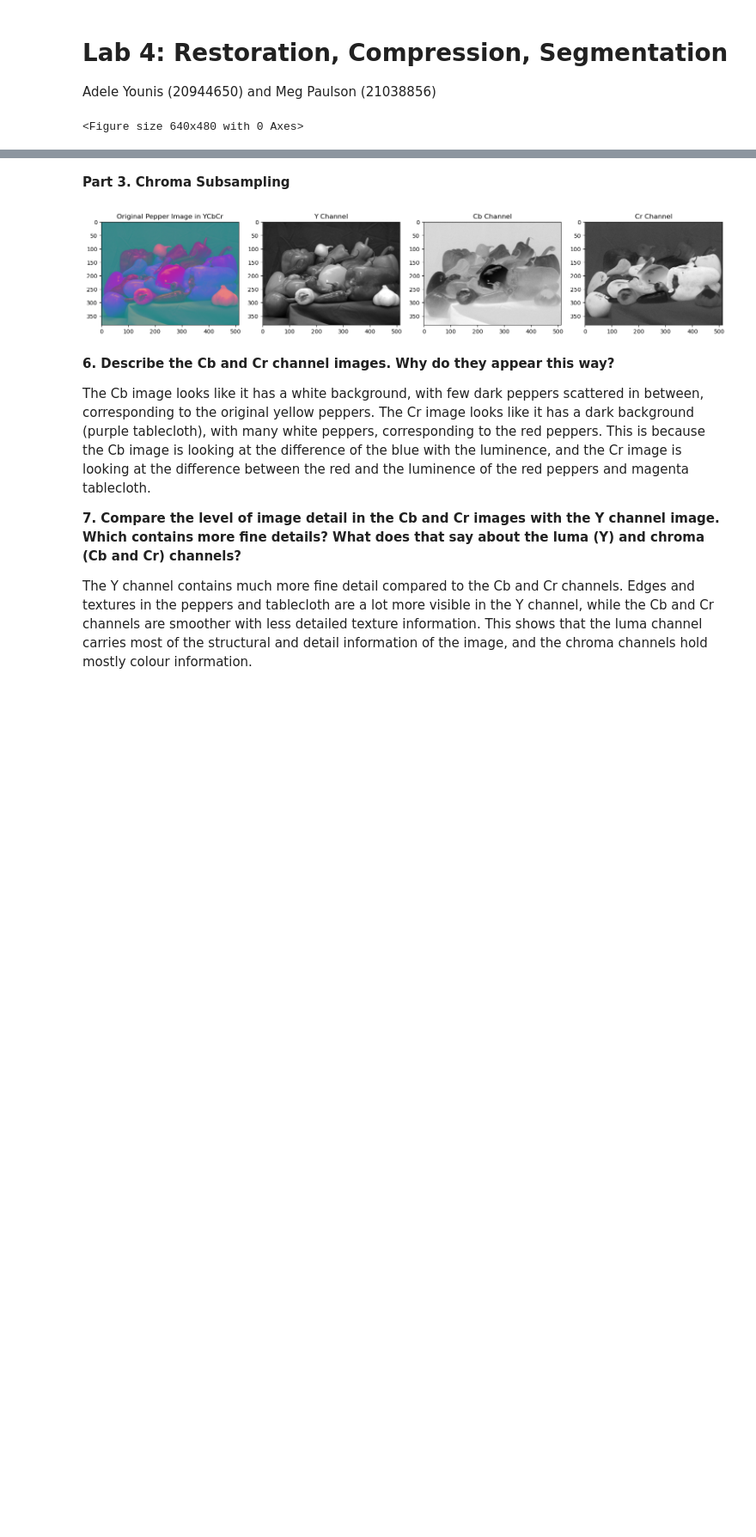
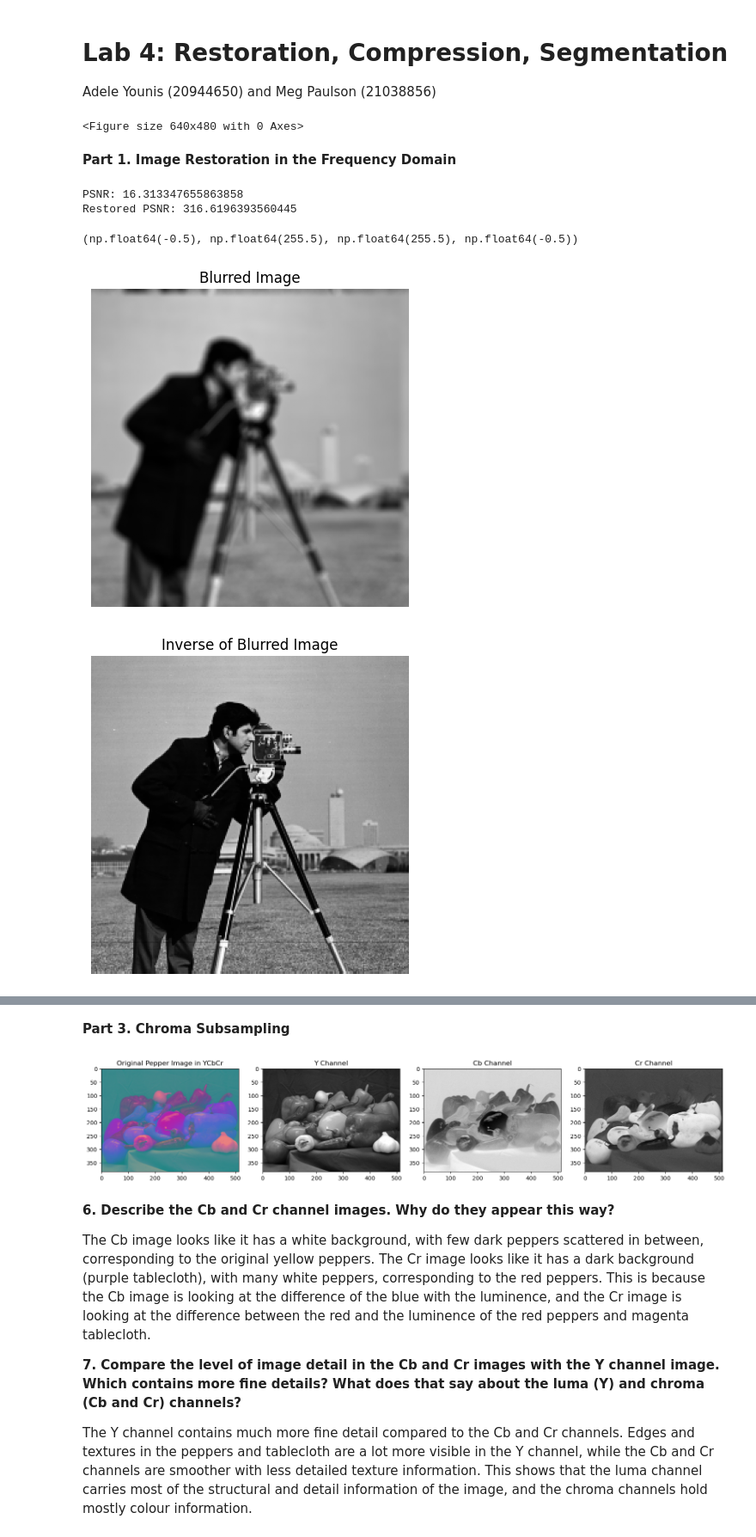
Before and after one commit to adeleyounis/SYDE575, a Jupyter notebook: Lab 4/lab4template.ipynb, the cells around one changed output, grey strips where cells are left out. Shown at 86% size. Cells and saved outputs as stored; diff of their text form; code cells hidden in the pictures; blank space fills up the shorter version.

Commit message:
Part 1, 2, conclusion

```diff
--- a/Lab 4/lab4template.ipynb
+++ b/Lab 4/lab4template.ipynb
@@ -28,3 +28,39 @@ f = imread('cameraman3.tif').astype(np.float64)/255
 I = imread('degraded.tif').astype(np.float64)/255
 # %% [output]
 <Figure size 640x480 with 0 Axes>
+# %% [markdown]
+**Part 1. Image Restoration in the Frequency Domain**
+# %%
+h_d = disk(4)
+h = np.zeros((256,256))
+h[0:9,0:9] =h_d
+h = np.roll(h, (-5,-5)) / np.sum(h)
+h_freq = np.fft.fft2(h)
+f_blurfreq = h_freq * np.fft.fft2(f) # apply to cameraman image
+f_blur = np.real(np.fft.ifft2(f_blurfreq))
+
+plt.figure()
+plt.imshow(f_blur, cmap='gray')
+plt.title('Blurred Image')
+plt.axis('off')
+
+psnr = PSNR(f, f_blur)
+print("PSNR:", psnr)
+
+# inverse filtered image
+f_inv = f_blurfreq/h_freq
+f_inv = np.real(np.fft.ifft2(f_inv))
+
+psnr = PSNR(f, f_inv)
+print("Restored PSNR:", psnr)
+
+plt.figure()
+plt.imshow(f_inv, cmap='gray')
+plt.title('Inverse of Blurred Image')
+plt.axis('off')
+# %% [output]
+PSNR: 16.313347655863858
+Restored PSNR: 316.6196393560445
+(np.float64(-0.5), np.float64(255.5), np.float64(255.5), np.float64(-0.5))
+[figure, added]
+[figure, added]
```
Also changed, not shown: parts of 13 cells of this notebook.
